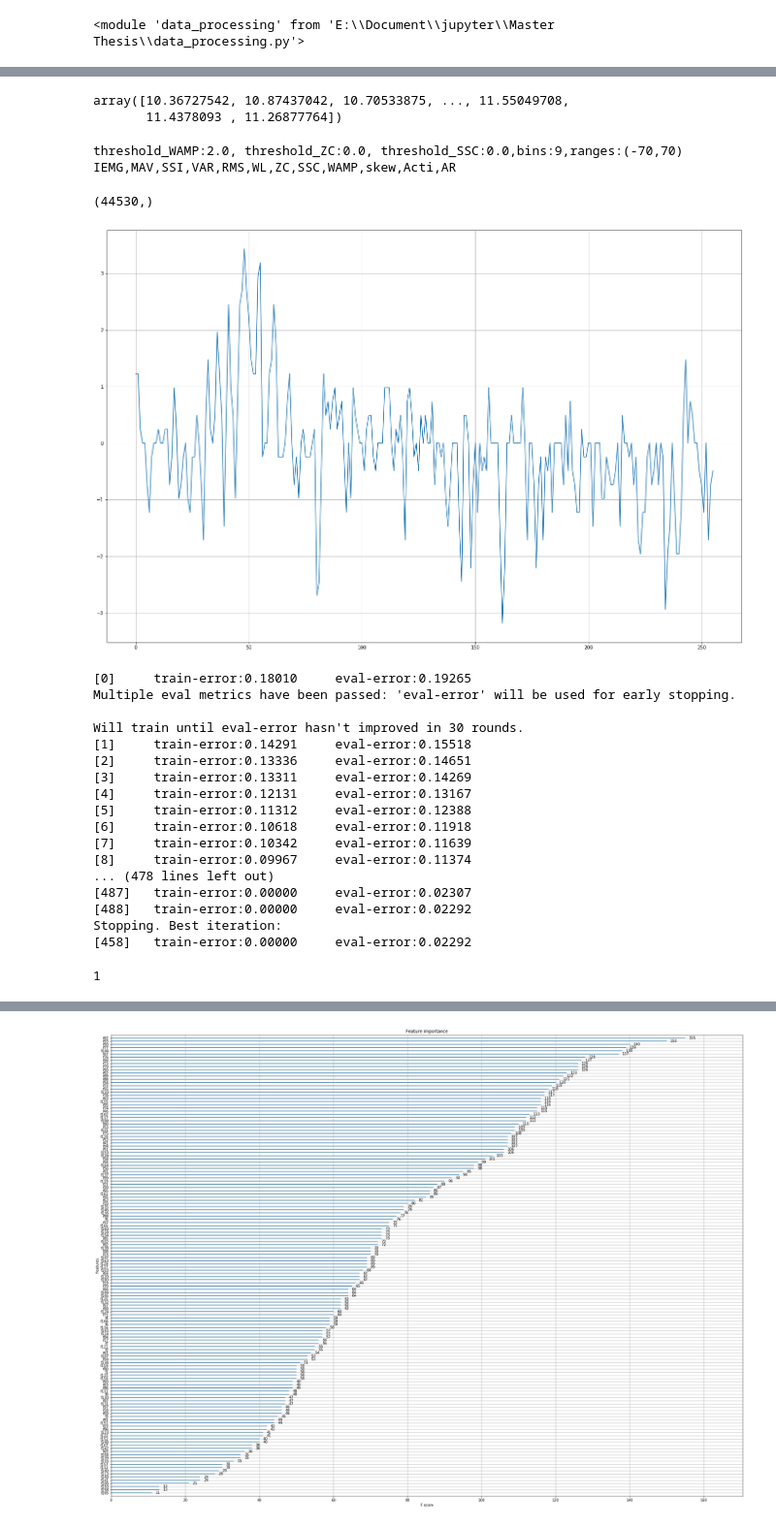
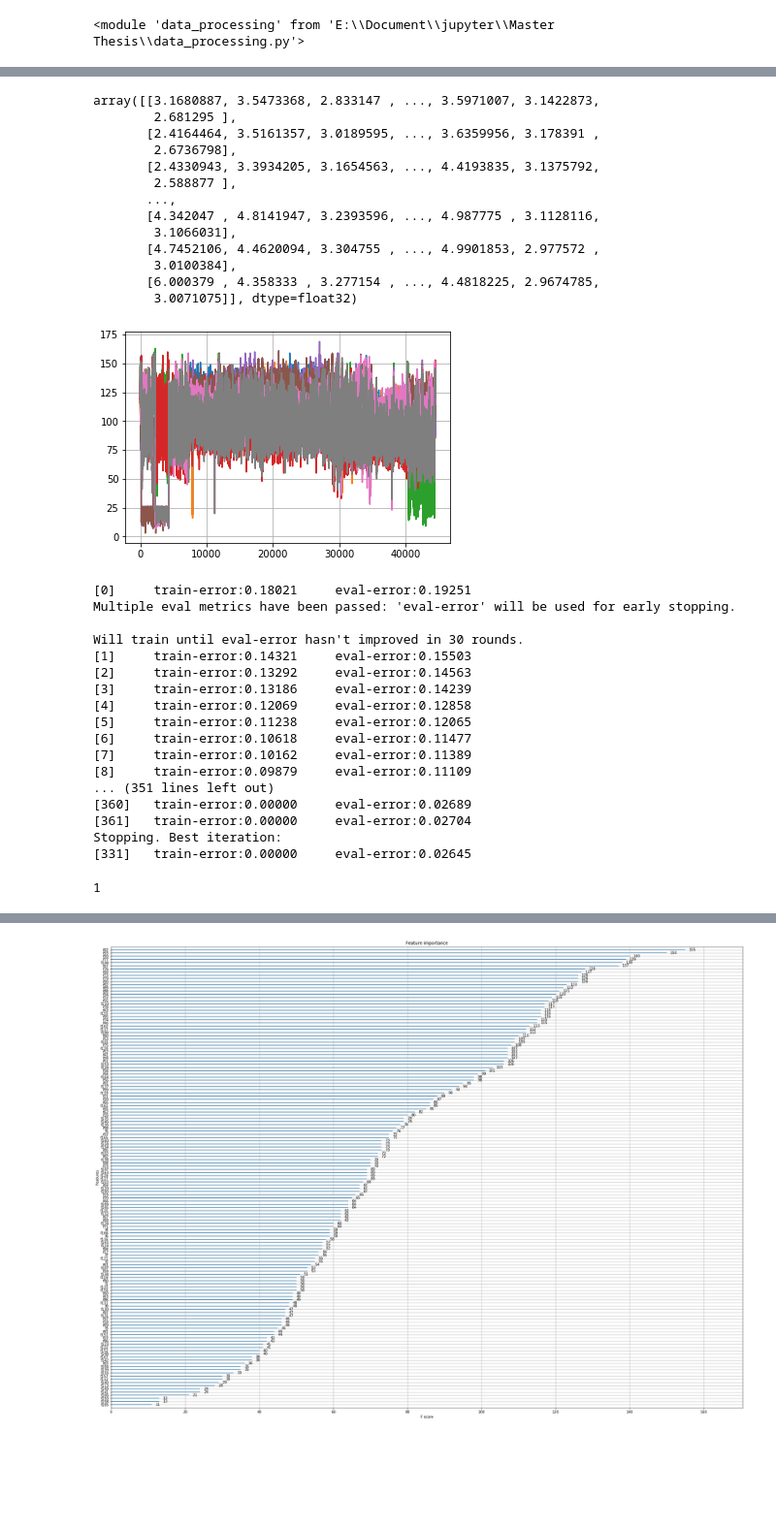
Before and after one commit to wuwenbo718/Master-Thesis, a Jupyter notebook: XGBoost.ipynb, the cells around one changed output, grey strips where cells are left out. Shown at 97% size. Cells and saved outputs as stored; diff of their text form; code cells hidden in the pictures; blank space fills up the shorter version.

```diff
--- a/XGBoost.ipynb
+++ b/XGBoost.ipynb
@@ -108,11 +112,16 @@ feature_sc = sc.fit_transform(feature)
 # %%
-feature_sc.max(axis=1)
+x.max(axis=1)
 # %% [output]
-array([10.36727542, 10.87437042, 10.70533875, ..., 11.55049708,
-       11.4378093 , 11.26877764])
+array([[3.1680887, 3.5473368, 2.833147 , ..., 3.5971007, 3.1422873,
+        2.681295 ],
+       [2.4164464, 3.5161357, 3.0189595, ..., 3.6359956, 3.178391 ,
+        2.6736798],
+       [2.4330943, 3.3934205, 3.1654563, ..., 4.4193835, 3.1375792,
+        2.588877 ],
+       ...,
+       [4.342047 , 4.8141947, 3.2393596, ..., 4.987775 , 3.1128116,
+        3.1066031],
+       [4.7452106, 4.4620094, 3.304755 , ..., 4.9901853, 2.977572 ,
+        3.0100384],
+       [6.000379 , 4.358333 , 3.277154 , ..., 4.4818225, 2.9674785,
+        3.0071075]], dtype=float32)
-# %%
-feature2,y2 = dp.pipeline_feature(path,scaler=False,threshold_WAMP=2,bins=9,ranges=(-70,70))
-feature2_sc = sc.transform(feature2)
-# %% [output]
-threshold_WAMP:2.0, threshold_ZC:0.0, threshold_SSC:0.0,bins:9,ranges:(-70,70)
-IEMG,MAV,SSI,VAR,RMS,WL,ZC,SSC,WAMP,skew,Acti,AR
@@ -123,15 +128,10 @@ feature_pca = pca.fit_transform(feature)
-# %%
-np.mean(x[1,:,7])
-y.shape
-# %% [output]
-(44530,)
 # %%
-test=dp.compute_WAMP(x,15)
+test=dp.compute_SSC(x,2)
 #plt.figure(figsize=(32,24))
-plt.plot(x[250,:,1])
+plt.plot(test)
 plt.grid(True)
 # %% [output]
-[figure, old version]
+[figure, new version]
 # %%
 import xgboost as xgb
 from xgboost import plot_importance
@@ -165,39 +165,25 @@ param['objective'] = 'binary:logistic'
 param['lambda'] = 2
 param['subsample'] = 0.8
 evallist = [(d_train, 'train'), (d_valid, 'eval')]
-#model = xgb.XGBClassifier(max_depth=6,
-#                          learning_rate=0.1,
-#                          n_estimators=1000,
-#                          silent=True,
-#                          eval_metrics='error',
-#                          #objective='binary:logistic',
-#                          objective='multi:softmax',
-#                          num_calss=5,
-#                          seed=100,
-#                          nthread=4,
-#                          sub_sabsample=0.8
-                          #gamma=0.1,
-#                         )
-eval_set=[(x_train,y_train),(x_valid,y_valid)]
-#model.fit(x_train, y_train,eval_metric=['error'],eval_set=eval_set,early_stopping_rounds=25)
+
 model = xgb.train(param, d_train, 1000, evallist,early_stopping_rounds=30)
 player.Beep(1000,200)
 # %% [output]
-[0]     train-error:0.18010     eval-error:0.19265
+[0]     train-error:0.18021     eval-error:0.19251
 Multiple eval metrics have been passed: 'eval-error' will be used for early stopping.
 
 Will train until eval-error hasn't improved in 30 rounds.
-[1]     train-error:0.14291     eval-error:0.15518
-[2]     train-error:0.13336     eval-error:0.14651
-[3]     train-error:0.13311     eval-error:0.14269
-[4]     train-error:0.12131     eval-error:0.13167
-[5]     train-error:0.11312     eval-error:0.12388
-[6]     train-error:0.10618     eval-error:0.11918
-[7]     train-error:0.10342     eval-error:0.11639
-[8]     train-error:0.09967     eval-error:0.11374
-... (478 lines left out)
-[487]   train-error:0.00000     eval-error:0.02307
-[488]   train-error:0.00000     eval-error:0.02292
+[1]     train-error:0.14321     eval-error:0.15503
+[2]     train-error:0.13292     eval-error:0.14563
+[3]     train-error:0.13186     eval-error:0.14239
+[4]     train-error:0.12069     eval-error:0.12858
+[5]     train-error:0.11238     eval-error:0.12065
+[6]     train-error:0.10618     eval-error:0.11477
+[7]     train-error:0.10162     eval-error:0.11389
+[8]     train-error:0.09879     eval-error:0.11109
+... (351 lines left out)
+[360]   train-error:0.00000     eval-error:0.02689
+[361]   train-error:0.00000     eval-error:0.02704
 Stopping. Best iteration:
-[458]   train-error:0.00000     eval-error:0.02292
+[331]   train-error:0.00000     eval-error:0.02645
 1
```
Also changed, not shown: parts of 22 cells of this notebook, 5 other files.
